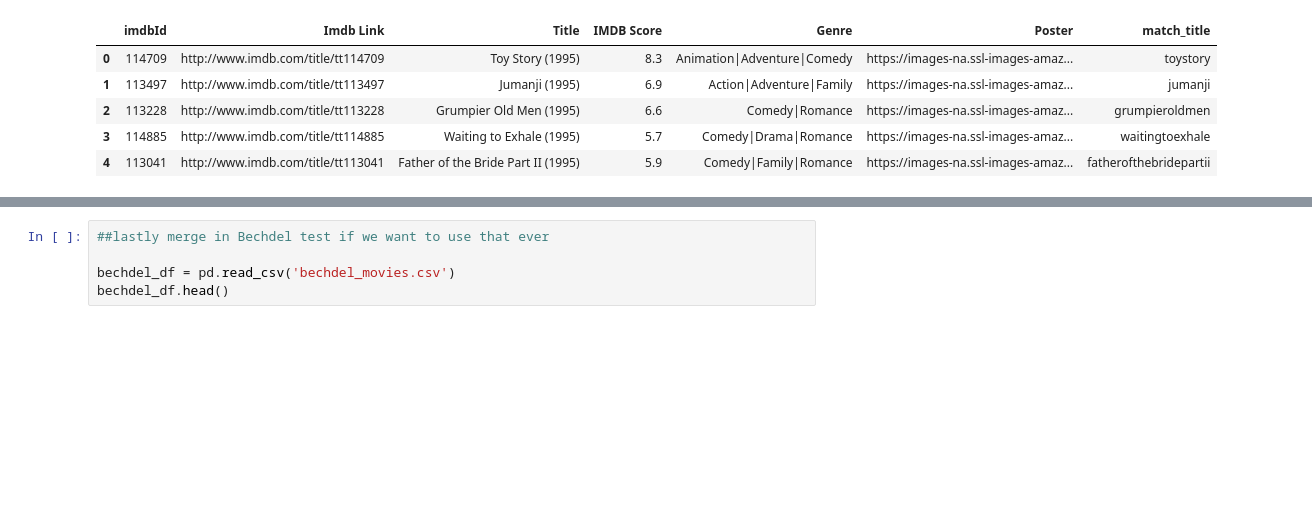
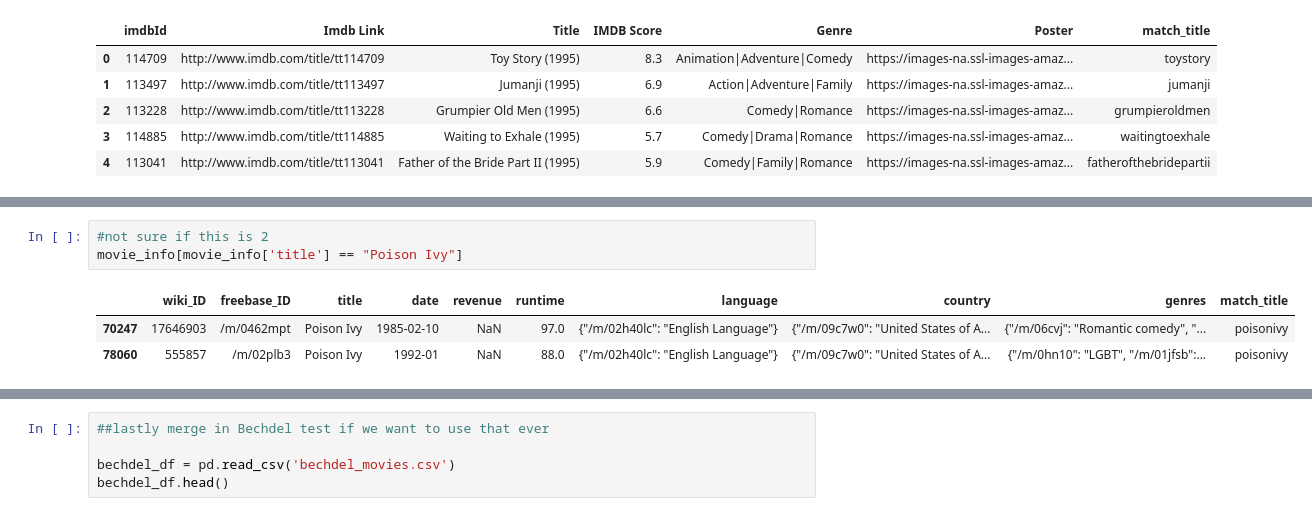
Before and after one commit to JadeBenson/Wikipedia_DeepLearning, a Jupyter notebook: Data_Prep.ipynb, the cells around one changed output, grey strips where cells are left out. Drawn from its saved outputs; the diff is of its cells as text; blank space fills up the shorter version.

```diff
--- a/Data_Prep.ipynb
+++ b/Data_Prep.ipynb
@@ -186,0 +246,7 @@ movies_df_plots.to_csv('movie_info_posters_plots.csv')
+# %%
+#not sure if this is 2
+movie_info[movie_info['title'] == "Poison Ivy"]
+# %% [output]
+|  | wiki_ID | freebase_ID | title | date | revenue | runtime | language | country | genres | match_title |
+| 70247 | 17646903 | /m/0462mpt | Poison Ivy | 1985-02-10 | NaN | 97.0 | {"/m/02h40lc": "English Language"} | {"/m/09c7w0": "United States of A... | {"/m/06cvj": "Romantic comedy", "... | poisonivy |
+| 78060 | 555857 | /m/02plb3 | Poison Ivy | 1992-01 | NaN | 88.0 | {"/m/02h40lc": "English Language"} | {"/m/09c7w0": "United States of A... | {"/m/0hn10": "LGBT", "/m/01jfsb":... | poisonivy |
```
Also changed, not shown: parts of 32 cells of this notebook.
